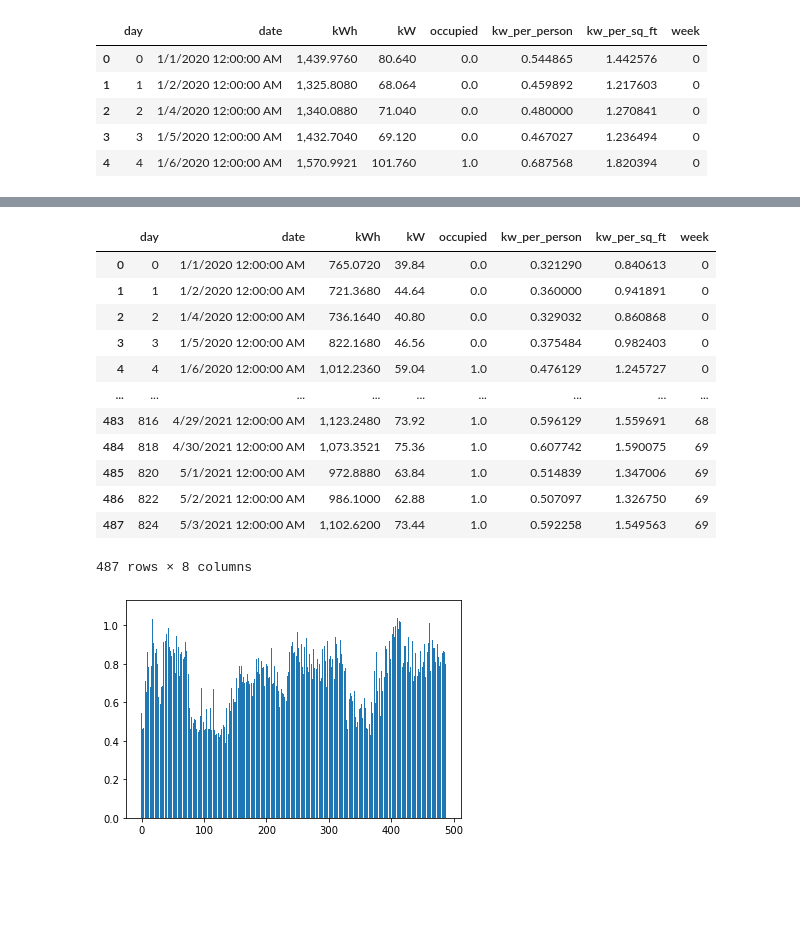
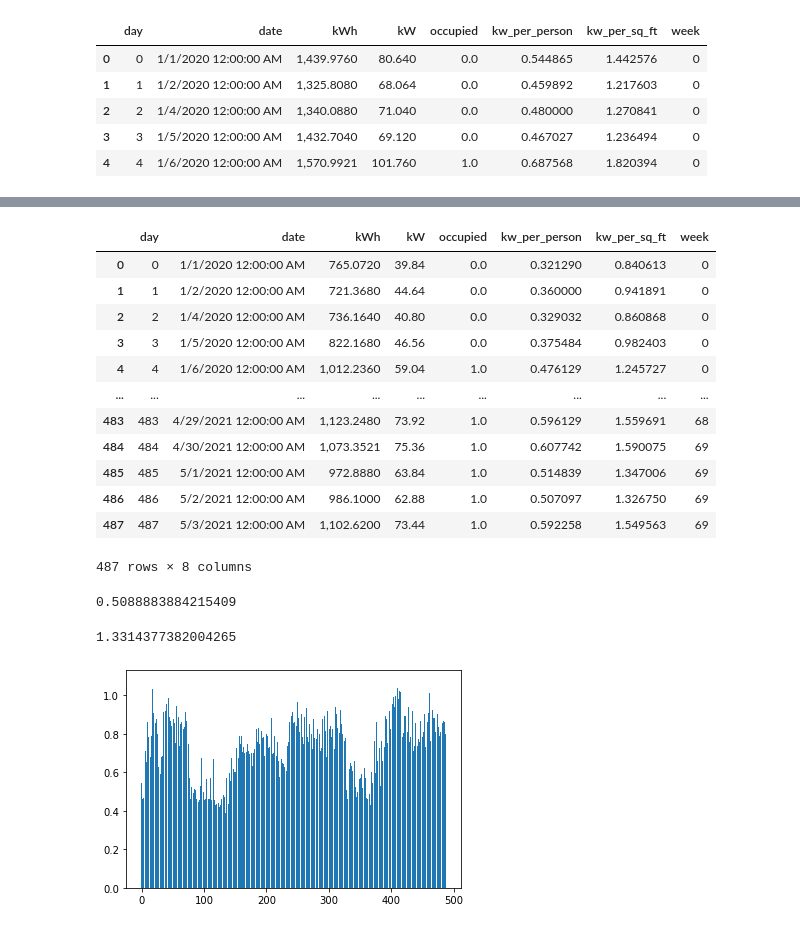
Before and after one commit to jacksonkennedynorris/green_centre, a Jupyter notebook: GreenProject.ipynb, the cells around one changed output, grey strips where cells are left out. Saved outputs shown, nothing was run; the diff lists cells and outputs as text; code cells hidden in the pictures; blank space fills up the shorter version.

```diff
--- a/GreenProject.ipynb
+++ b/GreenProject.ipynb
@@ -143,27 +172,36 @@ yerkes = merge_temp_building(yerkes,temp)
 # %%
 brock = pd.read_csv("brock_daily.csv")
 brock = remove_nulls(brock)
 add_occupancy(brock)
-brock.reset_index(inplace = True)
+brock.reset_index(drop=True,inplace = True)
+brock.reset_index(inplace=True)
 rename_cols(brock)
 brock.drop(368,inplace=True)
 add_capacity_and_sqft(brock,124,47.394)
 # %% [output]
 |  | day | date | kWh | kW | occupied | kw_per_person | kw_per_sq_ft | week |
 | 0 | 0 | 1/1/2020 12:00:00 AM | 765.0720 | 39.84 | 0.0 | 0.321290 | 0.840613 | 0 |
 | 1 | 1 | 1/2/2020 12:00:00 AM | 721.3680 | 44.64 | 0.0 | 0.360000 | 0.941891 | 0 |
 | 2 | 2 | 1/4/2020 12:00:00 AM | 736.1640 | 40.80 | 0.0 | 0.329032 | 0.860868 | 0 |
 | 3 | 3 | 1/5/2020 12:00:00 AM | 822.1680 | 46.56 | 0.0 | 0.375484 | 0.982403 | 0 |
 | 4 | 4 | 1/6/2020 12:00:00 AM | 1,012.2360 | 59.04 | 1.0 | 0.476129 | 1.245727 | 0 |
 | ... | ... | ... | ... | ... | ... | ... | ... | ... |
-| 483 | 816 | 4/29/2021 12:00:00 AM | 1,123.2480 | 73.92 | 1.0 | 0.596129 | 1.559691 | 68 |
-| 484 | 818 | 4/30/2021 12:00:00 AM | 1,073.3521 | 75.36 | 1.0 | 0.607742 | 1.590075 | 69 |
-| 485 | 820 | 5/1/2021 12:00:00 AM | 972.8880 | 63.84 | 1.0 | 0.514839 | 1.347006 | 69 |
-| 486 | 822 | 5/2/2021 12:00:00 AM | 986.1000 | 62.88 | 1.0 | 0.507097 | 1.326750 | 69 |
-| 487 | 824 | 5/3/2021 12:00:00 AM | 1,102.6200 | 73.44 | 1.0 | 0.592258 | 1.549563 | 69 |
+| 483 | 483 | 4/29/2021 12:00:00 AM | 1,123.2480 | 73.92 | 1.0 | 0.596129 | 1.559691 | 68 |
+| 484 | 484 | 4/30/2021 12:00:00 AM | 1,073.3521 | 75.36 | 1.0 | 0.607742 | 1.590075 | 69 |
+| 485 | 485 | 5/1/2021 12:00:00 AM | 972.8880 | 63.84 | 1.0 | 0.514839 | 1.347006 | 69 |
+| 486 | 486 | 5/2/2021 12:00:00 AM | 986.1000 | 62.88 | 1.0 | 0.507097 | 1.326750 | 69 |
+| 487 | 487 | 5/3/2021 12:00:00 AM | 1,102.6200 | 73.44 | 1.0 | 0.592258 | 1.549563 | 69 |
 487 rows × 8 columns
 # %%
 brock = merge_temp_building(brock,temp)
+# %%
+brock['kw_per_person'].mean()
+# %% [output]
+0.5088883884215409
+# %%
+brock['kw_per_sq_ft'].mean()
+# %% [output]
+1.3314377382004265
 # %%
 plot_capacity(pearl)
 plot_capacity(brock)
```
Also changed, not shown: parts of 11 cells of this notebook, 1 other file.
